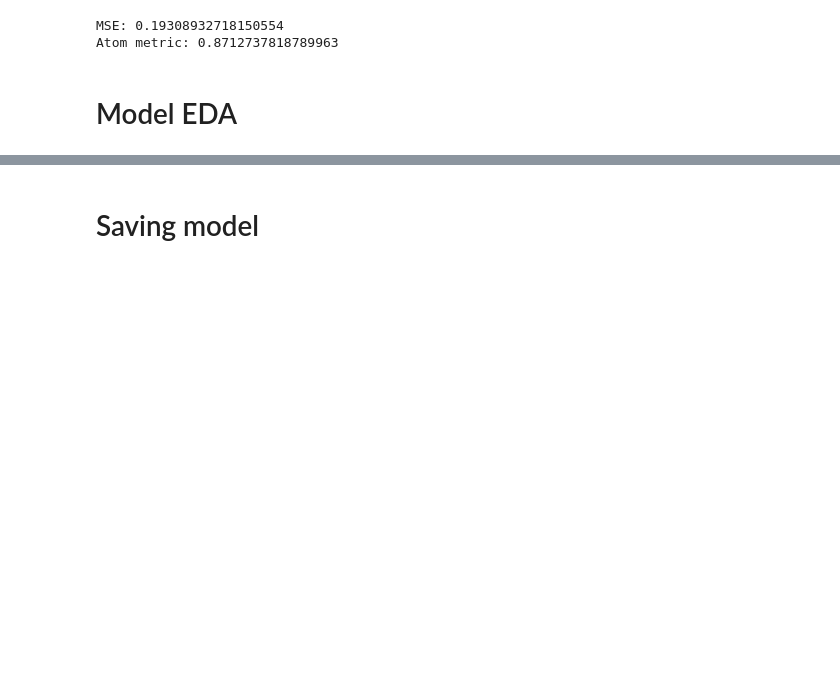
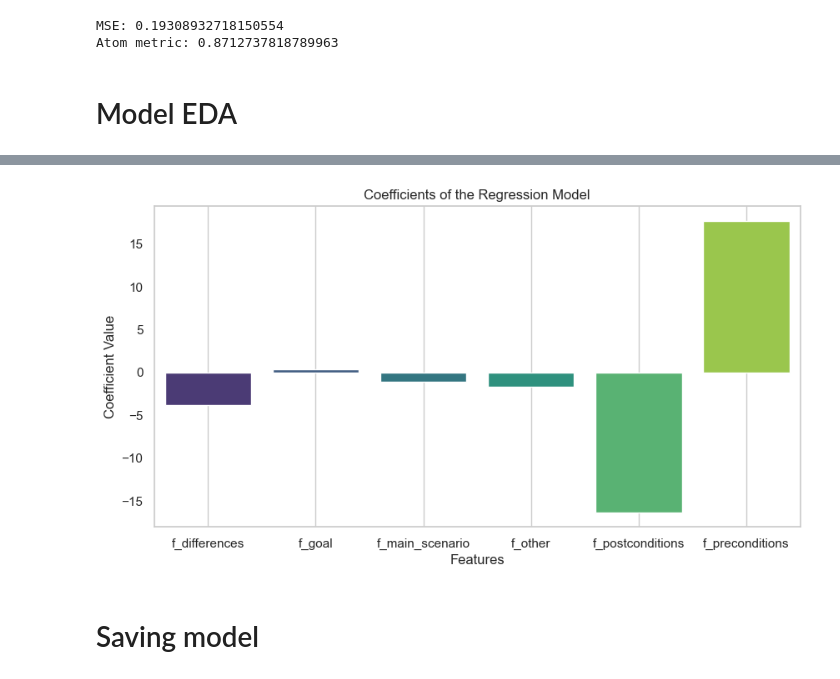
Before and after one commit to AdamCage/atom-compliance-ml, a Jupyter notebook: src/notebooks/vectorizing_and_modeling.ipynb, the cells around one changed output, grey strips where cells are left out. Drawn from its saved outputs; the diff is of its cells as text; code cells hidden in the pictures; blank space fills up the shorter version.

```diff
--- a/src/notebooks/vectorizing_and_modeling.ipynb
+++ b/src/notebooks/vectorizing_and_modeling.ipynb
@@ -174,3 +174,7 @@ array([ -3.87817225,   0.32502811,  -1.07721382,  -1.71223718,
+# %%
+plot_coefficients(model.coef_, X.columns, True, model_dir)
+# %% [output]
+[figure, added]
 # %% [markdown]
 # Saving model
 # %%
```
Also changed, not shown: parts of 3 cells of this notebook, 6 other files.
